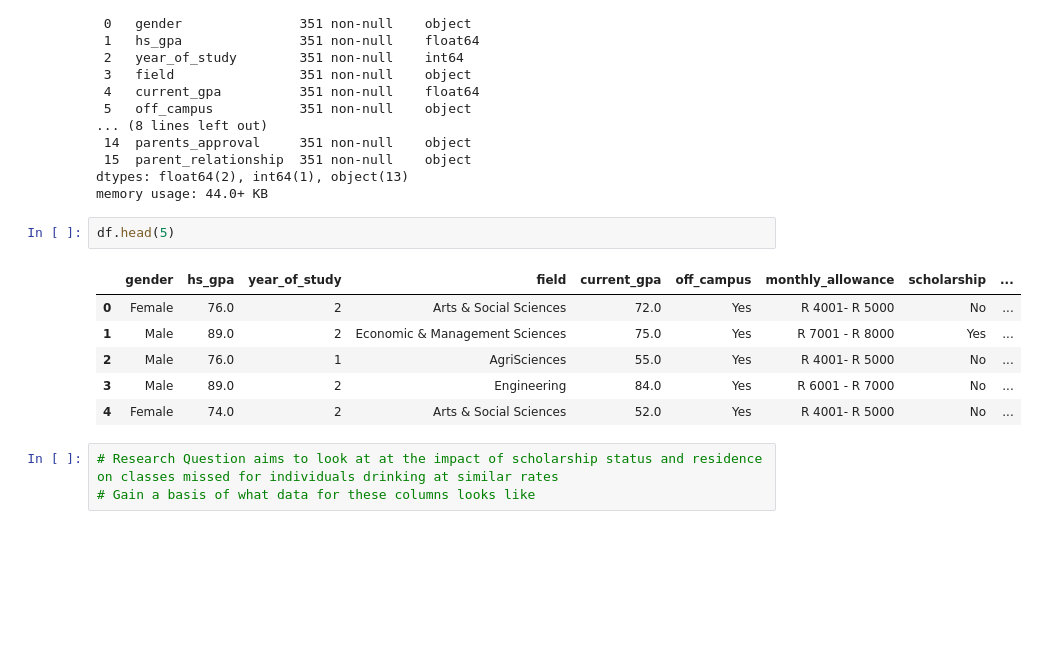
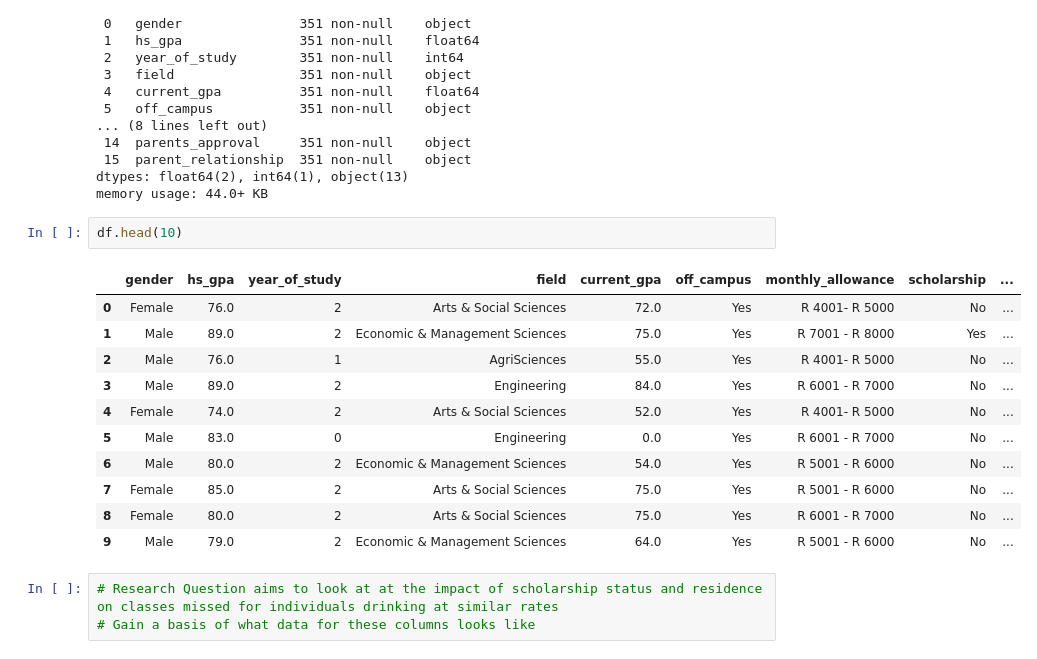
Before and after one commit to kjrebeck/project-1-group-14, a Jupyter notebook: Data Analysis/Research_Question_3.ipynb, the cells around one changed output. Drawn from its saved outputs; the diff is of its cells as text; blank space fills up the shorter version.

```diff
--- a/Data Analysis/Research_Question_3.ipynb
+++ b/Data Analysis/Research_Question_3.ipynb
@@ -31,14 +31,19 @@ Data columns (total 16 columns):
 dtypes: float64(2), int64(1), object(13)
 memory usage: 44.0+ KB
 # %%
-df.head(5)
+df.head(10)
 # %% [output]
 |  | gender | hs_gpa | year_of_study | field | current_gpa | off_campus | monthly_allowance | scholarship | ... |
 | 0 | Female | 76.0 | 2 | Arts & Social Sciences | 72.0 | Yes | R 4001- R 5000 | No | ... |
 | 1 | Male | 89.0 | 2 | Economic & Management Sciences | 75.0 | Yes | R 7001 - R 8000 | Yes | ... |
 | 2 | Male | 76.0 | 1 | AgriSciences | 55.0 | Yes | R 4001- R 5000 | No | ... |
 | 3 | Male | 89.0 | 2 | Engineering | 84.0 | Yes | R 6001 - R 7000 | No | ... |
 | 4 | Female | 74.0 | 2 | Arts & Social Sciences | 52.0 | Yes | R 4001- R 5000 | No | ... |
+| 5 | Male | 83.0 | 0 | Engineering | 0.0 | Yes | R 6001 - R 7000 | No | ... |
+| 6 | Male | 80.0 | 2 | Economic & Management Sciences | 54.0 | Yes | R 5001 - R 6000 | No | ... |
+| 7 | Female | 85.0 | 2 | Arts & Social Sciences | 75.0 | Yes | R 5001 - R 6000 | No | ... |
+| 8 | Female | 80.0 | 2 | Arts & Social Sciences | 75.0 | Yes | R 6001 - R 7000 | No | ... |
+| 9 | Male | 79.0 | 2 | Economic & Management Sciences | 64.0 | Yes | R 5001 - R 6000 | No | ... |
 # %%
 # Research Question aims to look at at the impact of scholarship status and residence on classes missed for individuals drinking at similar rates
 # Gain a basis of what data for these columns looks like
```
Also changed, not shown: parts of 20 cells of this notebook, 2 other files.
